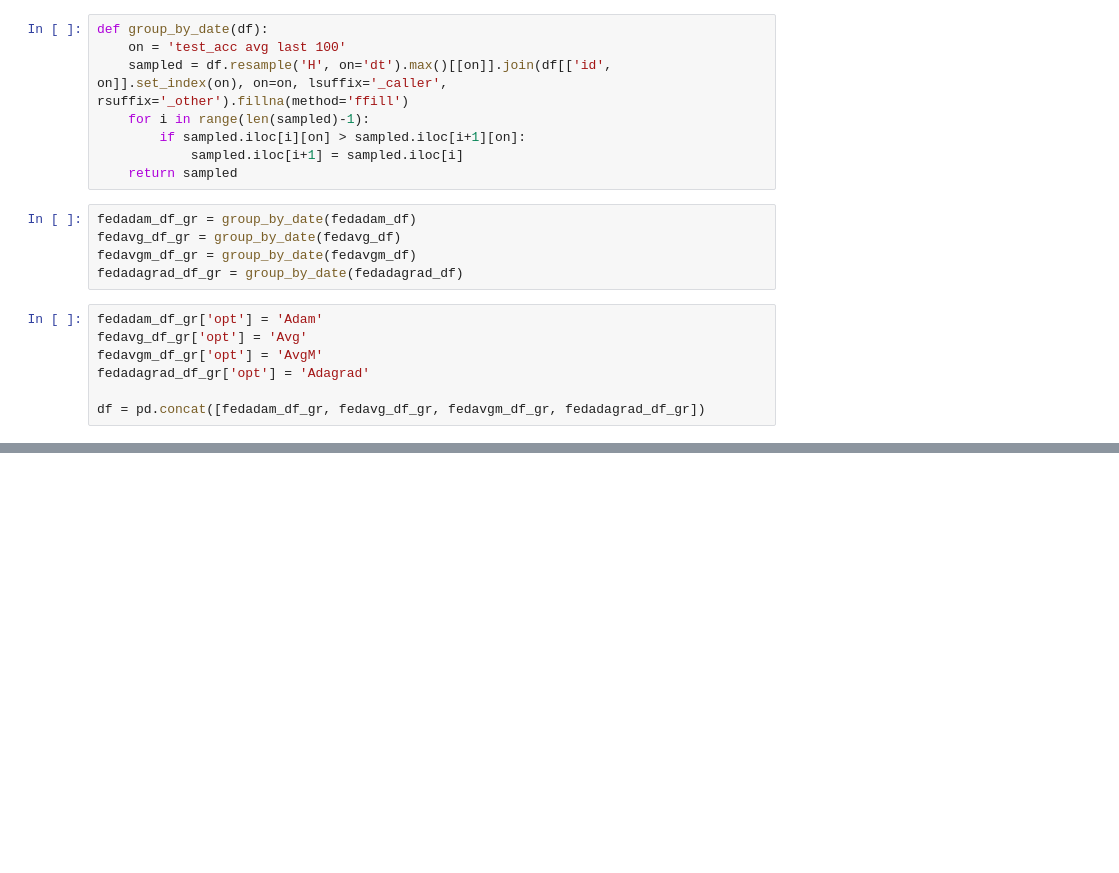
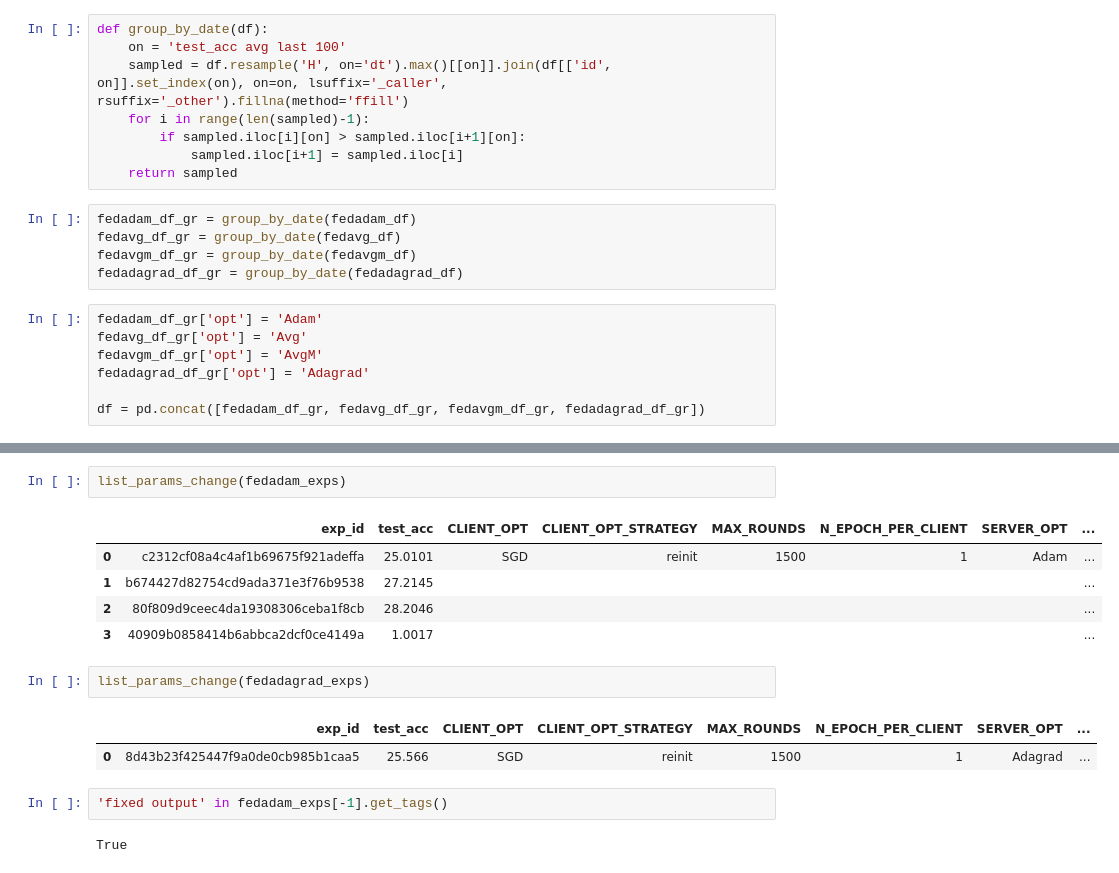
Before and after one commit to matech96/FederatedLighting, a Jupyter notebook: notebooks/server_side_opt_long.ipynb, the cells around one changed output, grey strips where cells are left out. Saved outputs shown, nothing was run; the diff lists cells and outputs as text; blank space fills up the shorter version.

```diff
--- a/notebooks/server_side_opt_long.ipynb
+++ b/notebooks/server_side_opt_long.ipynb
@@ -88,0 +170,17 @@ fig.show()
+# %%
+list_params_change(fedadam_exps)
+# %% [output]
+|  | exp_id | test_acc | CLIENT_OPT | CLIENT_OPT_STRATEGY | MAX_ROUNDS | N_EPOCH_PER_CLIENT | SERVER_OPT | ... |
+| 0 | c2312cf08a4c4af1b69675f921adeffa | 25.0101 | SGD | reinit | 1500 | 1 | Adam | ... |
+| 1 | b674427d82754cd9ada371e3f76b9538 | 27.2145 |  |  |  |  |  | ... |
+| 2 | 80f809d9ceec4da19308306ceba1f8cb | 28.2046 |  |  |  |  |  | ... |
+| 3 | 40909b0858414b6abbca2dcf0ce4149a | 1.0017 |  |  |  |  |  | ... |
+# %%
+list_params_change(fedadagrad_exps)
+# %% [output]
+|  | exp_id | test_acc | CLIENT_OPT | CLIENT_OPT_STRATEGY | MAX_ROUNDS | N_EPOCH_PER_CLIENT | SERVER_OPT | ... |
+| 0 | 8d43b23f425447f9a0de0cb985b1caa5 | 25.566 | SGD | reinit | 1500 | 1 | Adagrad | ... |
+# %%
+'fixed output' in fedadam_exps[-1].get_tags()
+# %% [output]
+True
```
Also changed, not shown: parts of 6 cells of this notebook, 1 other file.
